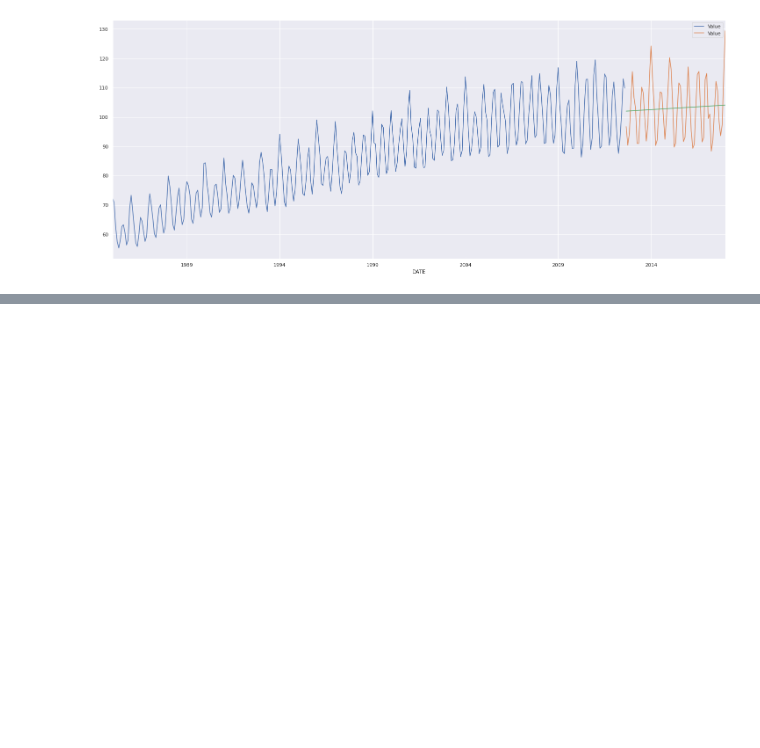
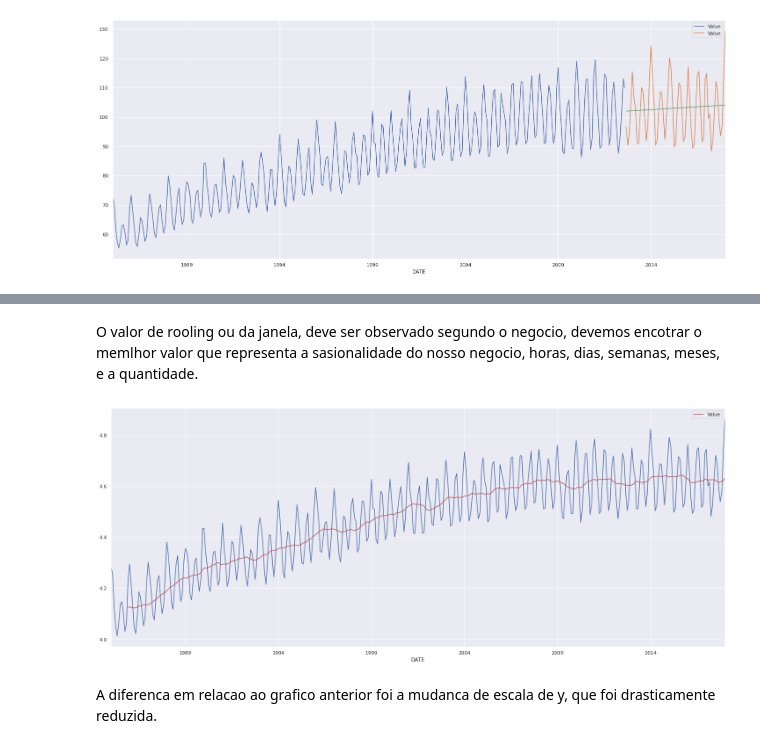
Before and after one commit to franciscofijamo/machine_learng_handson, a Jupyter notebook: TIME_SERIES_2_eletrecity_time_series.ipynb, the cells around one changed output, grey strips where cells are left out. Saved outputs shown, nothing was run; the diff lists cells and outputs as text; code cells hidden in the pictures; blank space fills up the shorter version.

```diff
--- a/TIME_SERIES_2_eletrecity_time_series.ipynb
+++ b/TIME_SERIES_2_eletrecity_time_series.ipynb
@@ -264,0 +335,11 @@ Erro Holt Approuch:
+# %% [markdown]
+ O valor de rooling ou da janela, deve ser observado segundo o negocio, devemos encotrar o memlhor valor que representa a sasionalidade do nosso negocio, horas, dias, semanas, meses, e a quantidade.
+# %%
+fig, ax = plt.subplots()
+df_log.plot(ax=ax, legend = False)
+ma_log.plot(ax=ax, legend = True, color = 'r')
+plt.show()
+# %% [output]
+[figure, added]
+# %% [markdown]
+A diferenca em relacao ao grafico anterior foi a mudanca de escala de y, que foi drasticamente reduzida.
```
Also changed, not shown: parts of 26 cells of this notebook.
